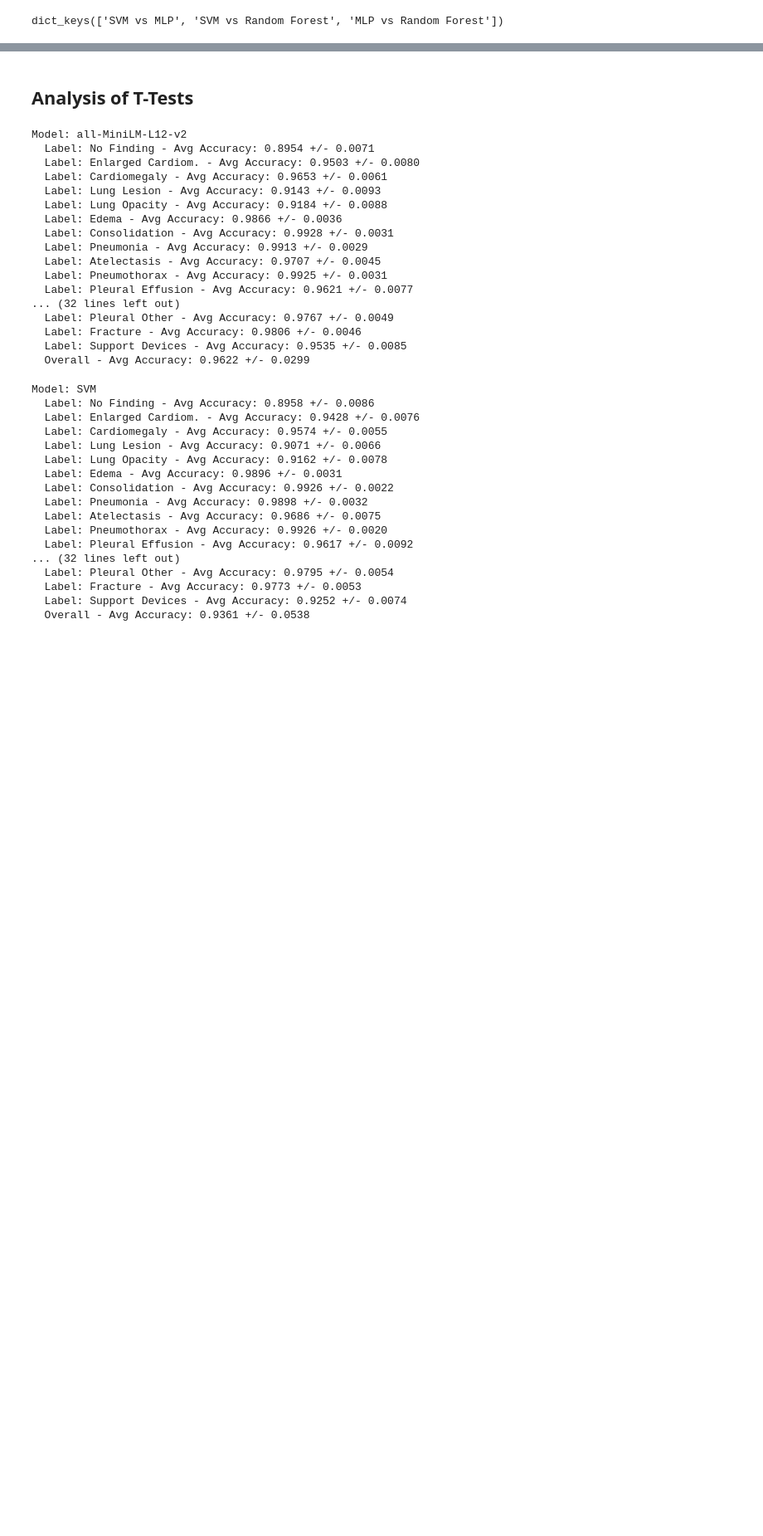
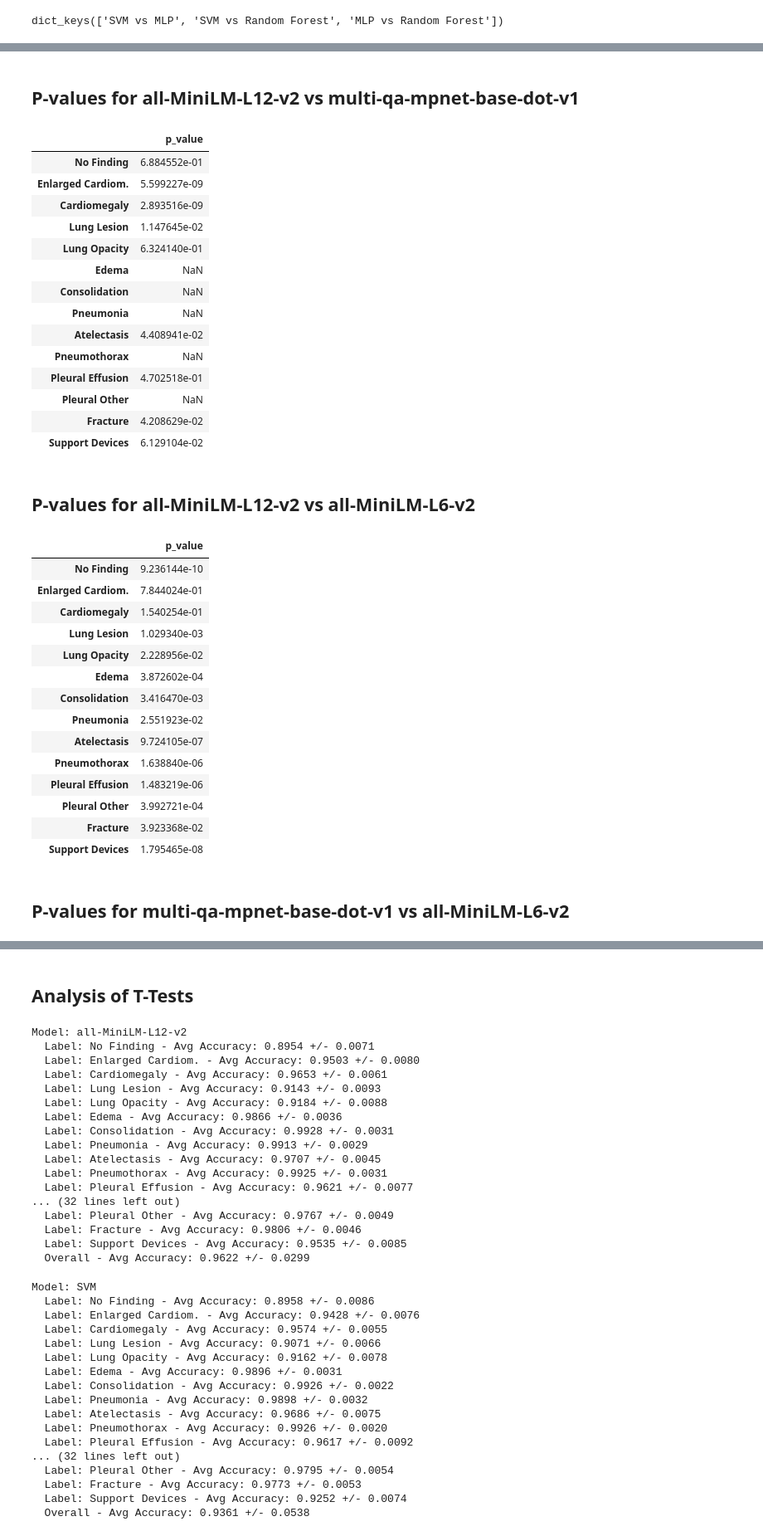
Before and after one commit to BioIntelligence-Lab/MedCruncher, a Jupyter notebook: medcrunchr_CXR_embedding.ipynb, the cells around one changed output, grey strips where cells are left out. Shown at 83% size. Cells and saved outputs as stored; diff of their text form; code cells hidden in the pictures; blank space fills up the shorter version.

```diff
--- a/medcrunchr_CXR_embedding.ipynb
+++ b/medcrunchr_CXR_embedding.ipynb
@@ -2564,0 +2832,36 @@ P-values for MLP vs Random Forest
+# %%
+t_test_table(t_test_embedding_models)
+# %% [output]
+P-values for all-MiniLM-L12-v2 vs multi-qa-mpnet-base-dot-v1
+|  | p_value |
+| No Finding | 6.884552e-01 |
+| Enlarged Cardiom. | 5.599227e-09 |
+| Cardiomegaly | 2.893516e-09 |
+| Lung Lesion | 1.147645e-02 |
+| Lung Opacity | 6.324140e-01 |
+| Edema | NaN |
+| Consolidation | NaN |
+| Pneumonia | NaN |
+| Atelectasis | 4.408941e-02 |
+| Pneumothorax | NaN |
+| Pleural Effusion | 4.702518e-01 |
+| Pleural Other | NaN |
+| Fracture | 4.208629e-02 |
+| Support Devices | 6.129104e-02 |
+P-values for all-MiniLM-L12-v2 vs all-MiniLM-L6-v2
+|  | p_value |
+| No Finding | 9.236144e-10 |
+| Enlarged Cardiom. | 7.844024e-01 |
+| Cardiomegaly | 1.540254e-01 |
+| Lung Lesion | 1.029340e-03 |
+| Lung Opacity | 2.228956e-02 |
+| Edema | 3.872602e-04 |
+| Consolidation | 3.416470e-03 |
+| Pneumonia | 2.551923e-02 |
+| Atelectasis | 9.724105e-07 |
+| Pneumothorax | 1.638840e-06 |
+| Pleural Effusion | 1.483219e-06 |
+| Pleural Other | 3.992721e-04 |
+| Fracture | 3.923368e-02 |
+| Support Devices | 1.795465e-08 |
+P-values for multi-qa-mpnet-base-dot-v1 vs all-MiniLM-L6-v2
```
Also changed, not shown: parts of 26 cells of this notebook, 9 other files.
